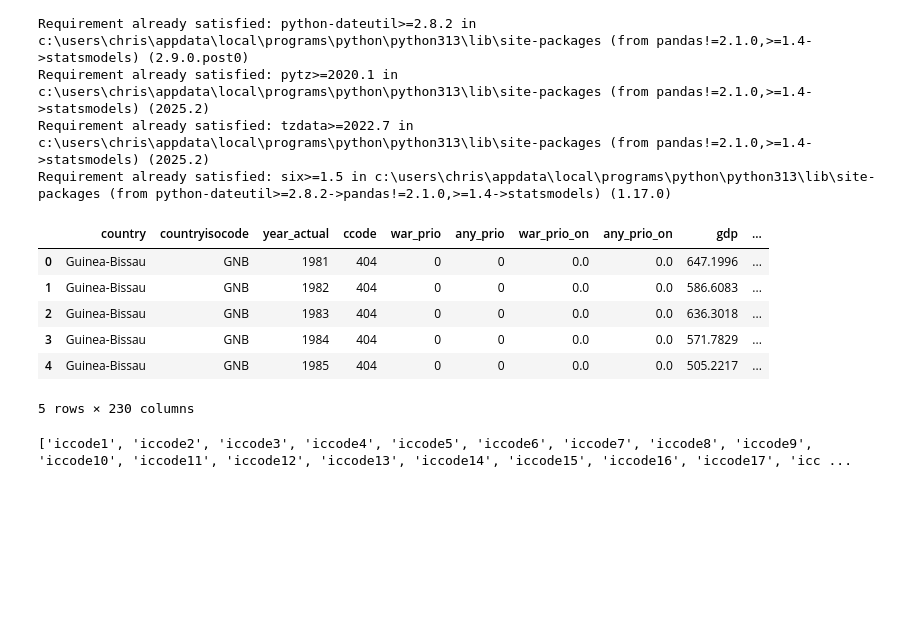
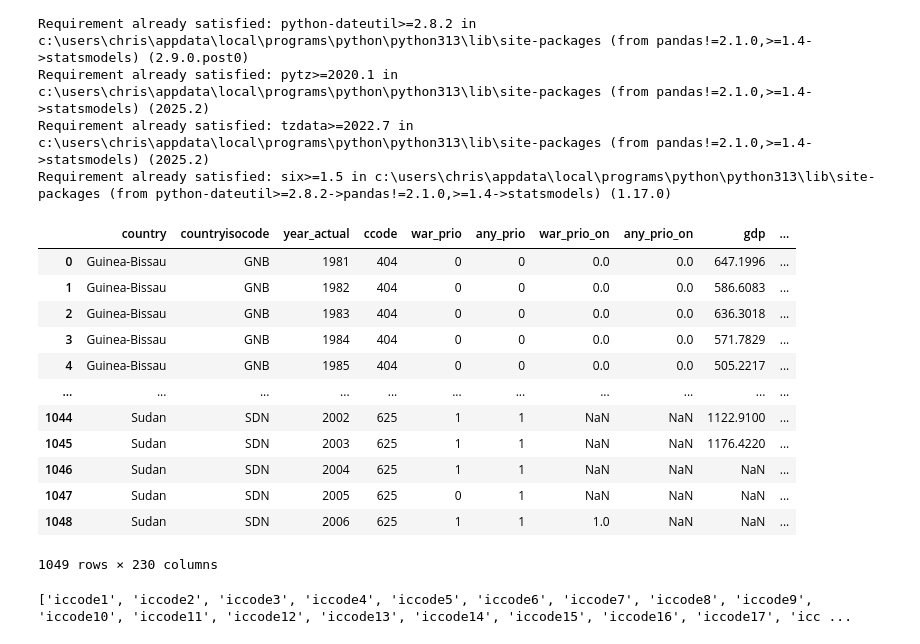
Before and after one commit to DavJHKim/Econ-148-Project-3, a Jupyter notebook: Table1.ipynb, the cells around one changed output. Cells and saved outputs as stored; diff of their text form; code cells hidden in the pictures; blank space fills up the shorter version.

```diff
--- a/Table1.ipynb
+++ b/Table1.ipynb
@@ -23,15 +23,21 @@ import pandas as pd
 import statsmodels.api as sm
 # %%
 climate_conflict = pd.read_csv("clim_conflict_for_R.csv")
-climate_conflict.head()
+climate_conflict
 # %% [output]
 |  | country | countryisocode | year_actual | ccode | war_prio | any_prio | war_prio_on | any_prio_on | gdp | ... |
 | 0 | Guinea-Bissau | GNB | 1981 | 404 | 0 | 0 | 0.0 | 0.0 | 647.1996 | ... |
 | 1 | Guinea-Bissau | GNB | 1982 | 404 | 0 | 0 | 0.0 | 0.0 | 586.6083 | ... |
 | 2 | Guinea-Bissau | GNB | 1983 | 404 | 0 | 0 | 0.0 | 0.0 | 636.3018 | ... |
 | 3 | Guinea-Bissau | GNB | 1984 | 404 | 0 | 0 | 0.0 | 0.0 | 571.7829 | ... |
 | 4 | Guinea-Bissau | GNB | 1985 | 404 | 0 | 0 | 0.0 | 0.0 | 505.2217 | ... |
+| ... | ... | ... | ... | ... | ... | ... | ... | ... | ... | ... |
+| 1044 | Sudan | SDN | 2002 | 625 | 1 | 1 | NaN | NaN | 1122.9100 | ... |
+| 1045 | Sudan | SDN | 2003 | 625 | 1 | 1 | NaN | NaN | 1176.4220 | ... |
+| 1046 | Sudan | SDN | 2004 | 625 | 1 | 1 | NaN | NaN | NaN | ... |
+| 1047 | Sudan | SDN | 2005 | 625 | 0 | 1 | NaN | NaN | NaN | ... |
+| 1048 | Sudan | SDN | 2006 | 625 | 1 | 1 | 1.0 | NaN | NaN | ... |
-5 rows × 230 columns
+1049 rows × 230 columns
 # %%
 icc_columns = [col for col in climate_conflict.columns if col.startswith("iccode")]
 print(icc_columns)
```
Also changed, not shown: parts of 5 cells of this notebook.
